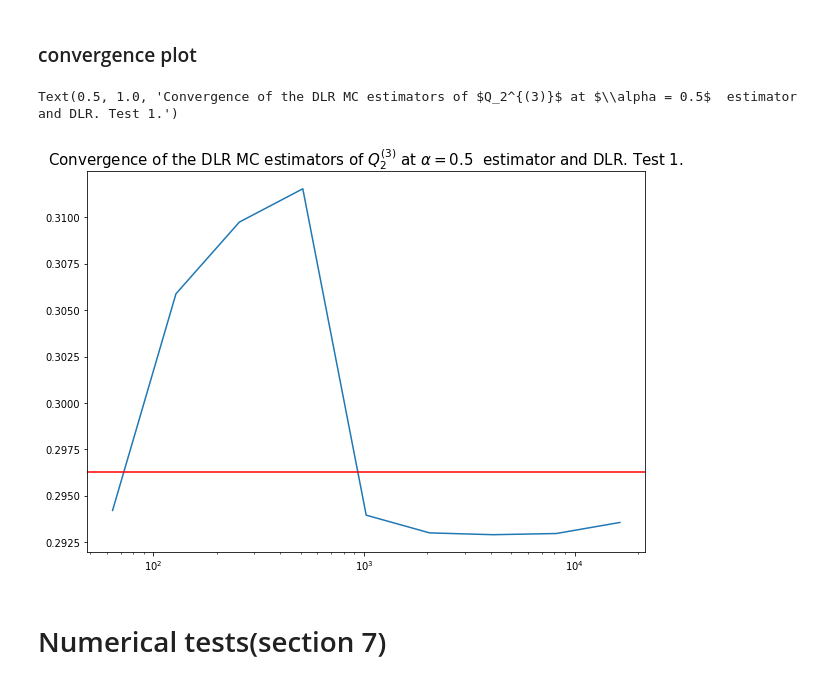
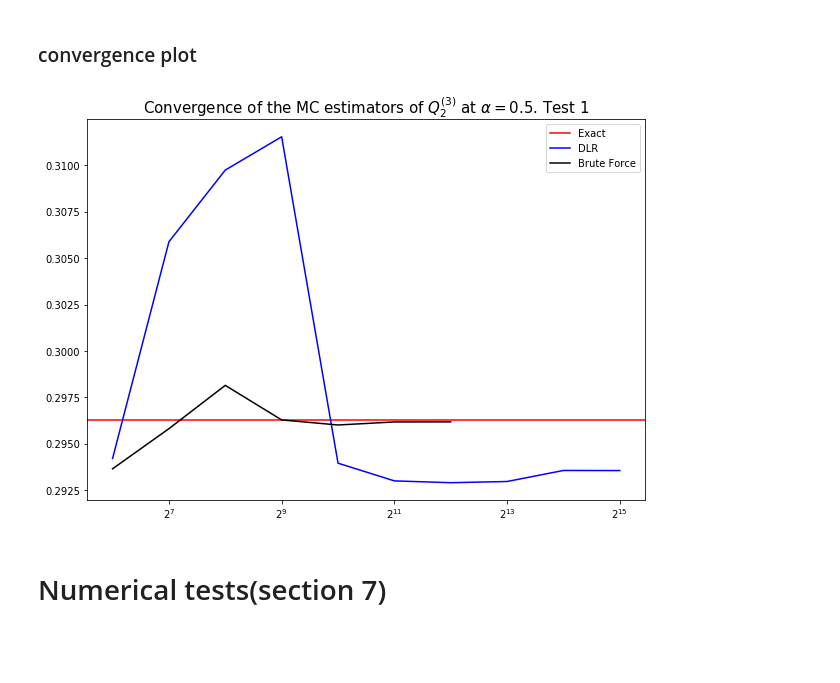
Before and after one commit to Yuleii/quantile-sensitivity-measures, a Jupyter notebook: quantile_based_global_sensitivity_measures.ipynb, the cells around one changed output. Drawn from its saved outputs; the diff is of its cells as text; code cells hidden in the pictures; blank space fills up the shorter version.

Commit message:
Add plot function.

```diff
--- a/quantile_based_global_sensitivity_measures.ipynb
+++ b/quantile_based_global_sensitivity_measures.ipynb
@@ -618,17 +641,28 @@ def _dlr_normalized_quantile_measures(
+# %%
+# bf_N_list = np.linspace(100, 3000, num=30).astype(int)
+# bf_norm_q_2_3= [bf_mcs_quantile(n, 4, "Normal", mean_1, cov_1, simple_linear_function_transposed)[3][2][15] for n in N_list]
+
+bf_N_list = [2**6,2**7, 2**8, 2**9,2**10,2**11,2**12]
+
+bf_norm_q_2_3= [bf_mcs_quantile(simple_linear_function_transposed, n_params_1, mean_1, cov_1,"Normal",n )[3][2][15] for n in bf_N_list]
 # %%
 
-# N_list = [2**6,2**7, 2**8, 2**9,2**10,2**11,2**12,2**13, 2**14]
+dlr_N_list = [2**6,2**7, 2**8, 2**9,2**10,2**11,2**12,2**13, 2**14, 2**15]
 
-# dlr_norm_q_2_3= [dlr_mcs_quantile(simple_linear_function_transposed, n_params_1, mean_1, cov_1, "Normal", n, skip=0,)[3][:,2][15] for n in N_list]
+dlr_norm_q_2_3= [dlr_mcs_quantile(simple_linear_function_transposed, n_params_1, mean_1, cov_1, "Normal", n, skip=0,)[3][:,2][15] for n in dlr_N_list]
 # %%
-# plt.figure(figsize=(10,7))
-# plt.plot(N_list, dlr_norm_q_2_3)
-# plt.axhline(norm_q_2_true[:, 2][15], c='r')
-# plt.xscale('log')
-# plt.title(r"Convergence of the DLR MC estimators of $Q_2^{(3)}$ at $\alpha = 0.5$  estimator and DLR. Test 1.", fontsize=15)
+fig, ax = plt.subplots(figsize=(10,7))
+
+ax.axhline(norm_q_2_true[:, 2][15], c='r', label='Exact')
+ax.plot(dlr_N_list, dlr_norm_q_2_3, c='b', label='DLR')
+ax.plot(bf_N_list, bf_norm_q_2_3, c='black',label='Brute Force')
+
+ax.set_title(r"Convergence of the MC estimators of $Q_2^{(3)}$ at $\alpha = 0.5$. Test 1", fontsize=15)
+ax.set_xscale('log', basex=2)
+ax.legend()
+plt.show()
 # %% [output]
-Text(0.5, 1.0, 'Convergence of the DLR MC estimators of $Q_2^{(3)}$ at $\\alpha = 0.5$  estimator and DLR. Test 1.')
-[figure, old version]
+[figure, new version]
 # %% [markdown]
 # Numerical tests(section 7)
 # %% [markdown]
```
Also changed, not shown: parts of 28 cells of this notebook.
